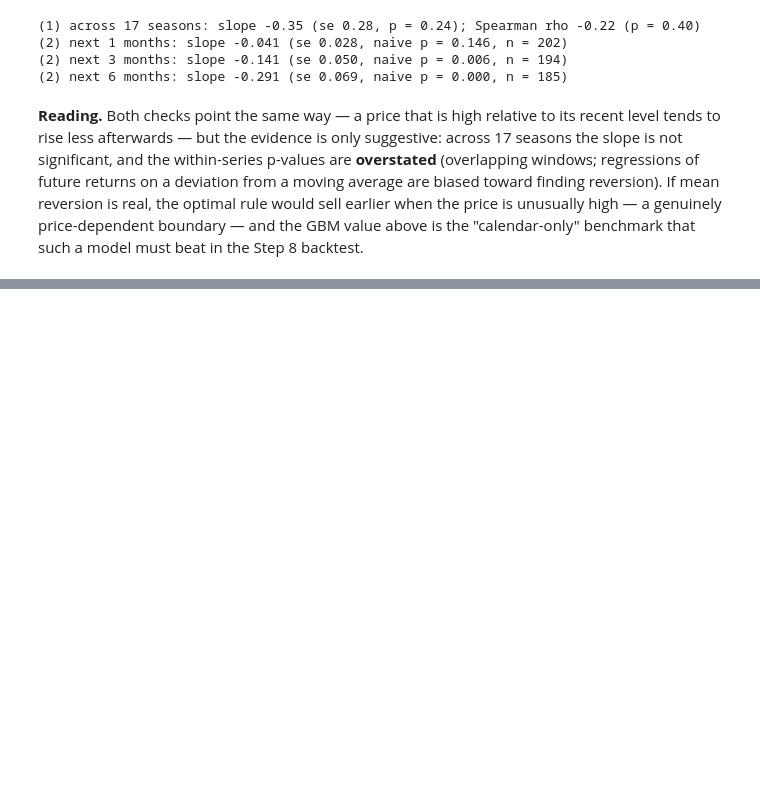
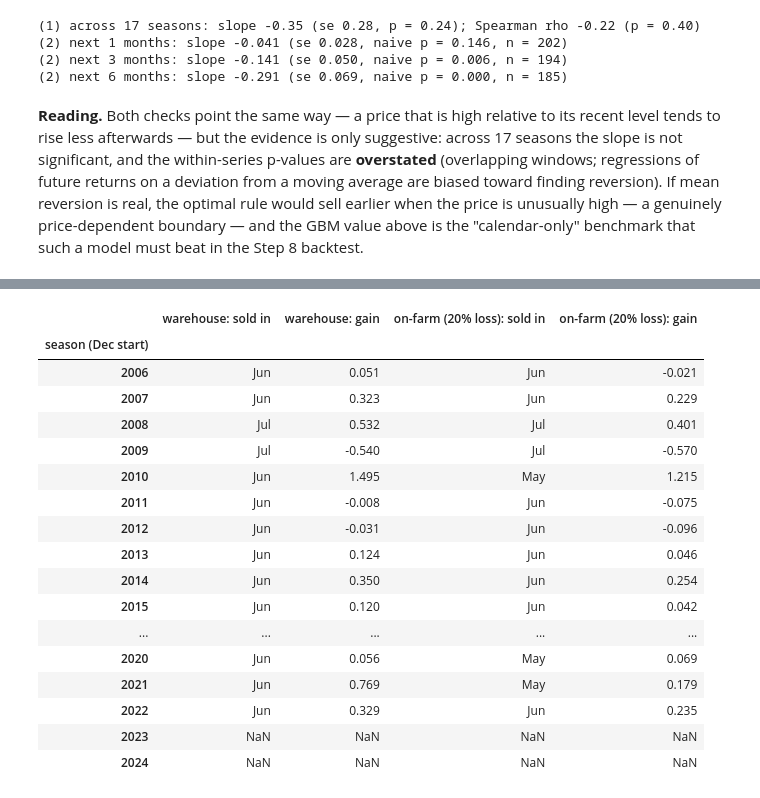
Before and after one commit to thummim-mekuria/erdos_project, a Jupyter notebook: maize_storage_option.ipynb, the cells around one changed output, grey strips where cells are left out. Drawn from its saved outputs; the diff is of its cells as text; code cells hidden in the pictures; blank space fills up the shorter version.

```diff
--- a/maize_storage_option.ipynb
+++ b/maize_storage_option.ipynb
@@ -812,0 +857,59 @@ is unusually high — a genuinely price-dependent boundary — and the GBM value
+# %%
+def model_until(t_end):
+    # seasonal log drift and sigma re-estimated with returns up to t_end (Step 3 / 4 methods)
+    rr = r[r.index <= t_end]
+    g_ = pd.Series(g_of(fit_drift(rr, K), K), index=MONTHS)
+    s_ = qk.annualized_vol(rr - g_.values[rr.index.month - 1], 12)
+    return g_, 12 * g_ + 0.5 * s_ ** 2
+
+def season_gain(y, c, X=np.inf):
+    # realized gain for the season starting December y-1; X = optional early-sale threshold (below)
+    d0 = pd.Period(f"{y-1}-12", "M")
+    if d0 not in price.index or np.isnan(price[d0]):
+        return np.nan, None
+    g_, mu_ = model_until(d0 - 1)
+    cost = R_LOAN + c["fee"] + c["loss"]
+    tm = np.arange(1, H + 1) / 12
+    fixed = np.exp(np.cumsum(mu_[SELL_MONTHS].values / 12) - cost * tm)
+    if fixed.max() <= 1:
+        return 0.0, "Dec"                                       # model says sell at harvest
+    j = int(np.argmax(fixed)) + 1                               # planned sale: end of month j (1 = Jan)
+    cg = np.cumsum(g_[SELL_MONTHS].values)                      # typical log path from December
+    for i in range(1, H + 1):
+        p = price.get(d0 + i, np.nan)
+        if np.isnan(p):
+            continue
+        if i >= j or p / price[d0] >= (1 + X) * np.exp(cg[i - 1]):
+            return p / price[d0] * np.exp(-cost * i / 12) - 1 - c["once"], SELL_MONTHS[i - 1]
+    return np.nan, None
+
+SC_BT = {k_: SCENARIOS[k_] for k_ in ["warehouse", "on-farm (20% loss)"]}
+rows = []
+for y in range(2007, 2026):
+    rec = {"season (Dec start)": y - 1}
+    for name, c in SC_BT.items():
+        gain, month = season_gain(y, c)
+        rec[f"{name}: sold in"] = month
+        rec[f"{name}: gain"] = gain
+    rows.append(rec)
+bt = pd.DataFrame(rows).set_index("season (Dec start)")
+bt.round(3)
+# %% [output]
+|  | warehouse: sold in | warehouse: gain | on-farm (20% loss): sold in | on-farm (20% loss): gain |
+| season (Dec start) |  |  |  |  |
+| 2006 | Jun | 0.051 | Jun | -0.021 |
+| 2007 | Jun | 0.323 | Jun | 0.229 |
+| 2008 | Jul | 0.532 | Jul | 0.401 |
+| 2009 | Jul | -0.540 | Jul | -0.570 |
+| 2010 | Jun | 1.495 | May | 1.215 |
+| 2011 | Jun | -0.008 | Jun | -0.075 |
+| 2012 | Jun | -0.031 | Jun | -0.096 |
+| 2013 | Jun | 0.124 | Jun | 0.046 |
+| 2014 | Jun | 0.350 | Jun | 0.254 |
+| 2015 | Jun | 0.120 | Jun | 0.042 |
+| ... | ... | ... | ... | ... |
+| 2020 | Jun | 0.056 | May | 0.069 |
+| 2021 | Jun | 0.769 | May | 0.179 |
+| 2022 | Jun | 0.329 | Jun | 0.235 |
+| 2023 | NaN | NaN | NaN | NaN |
+| 2024 | NaN | NaN | NaN | NaN |
```
Also changed, not shown: parts of 12 cells of this notebook, 2 other files.
